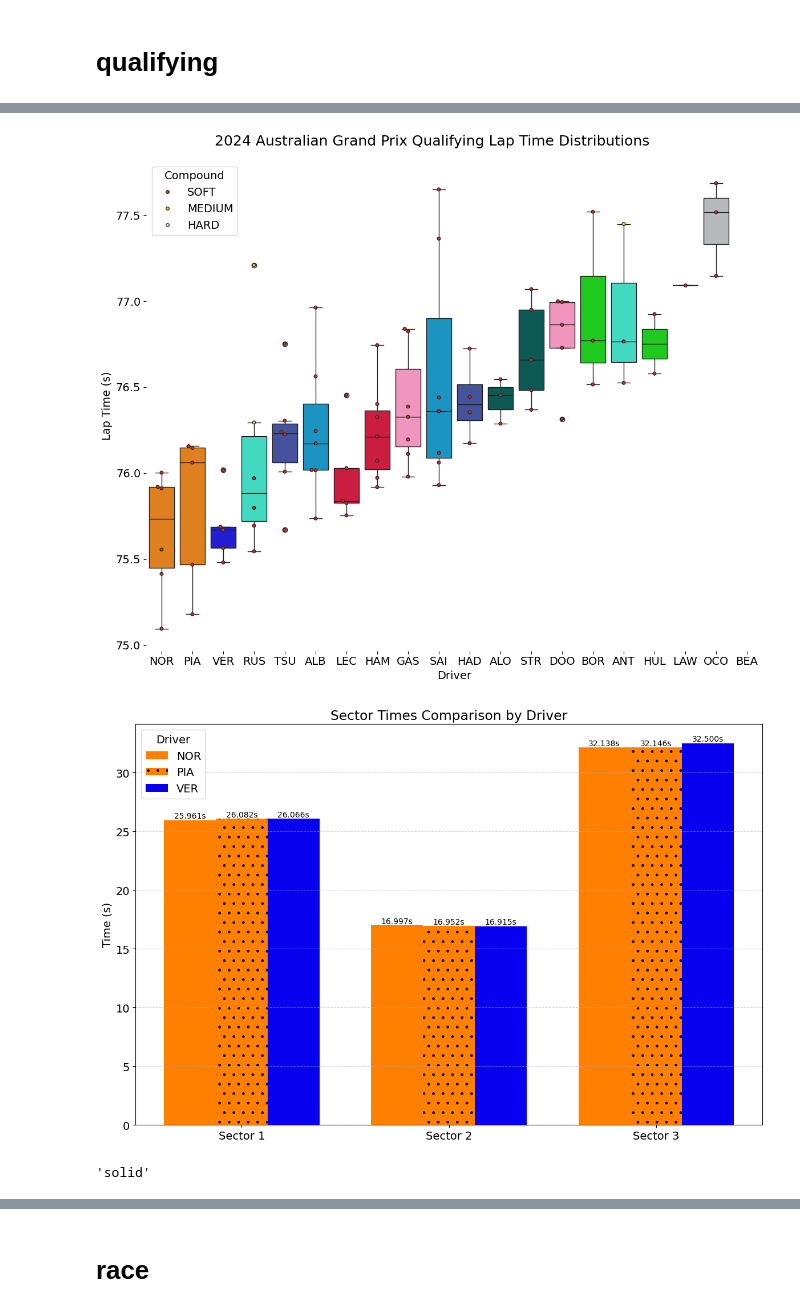
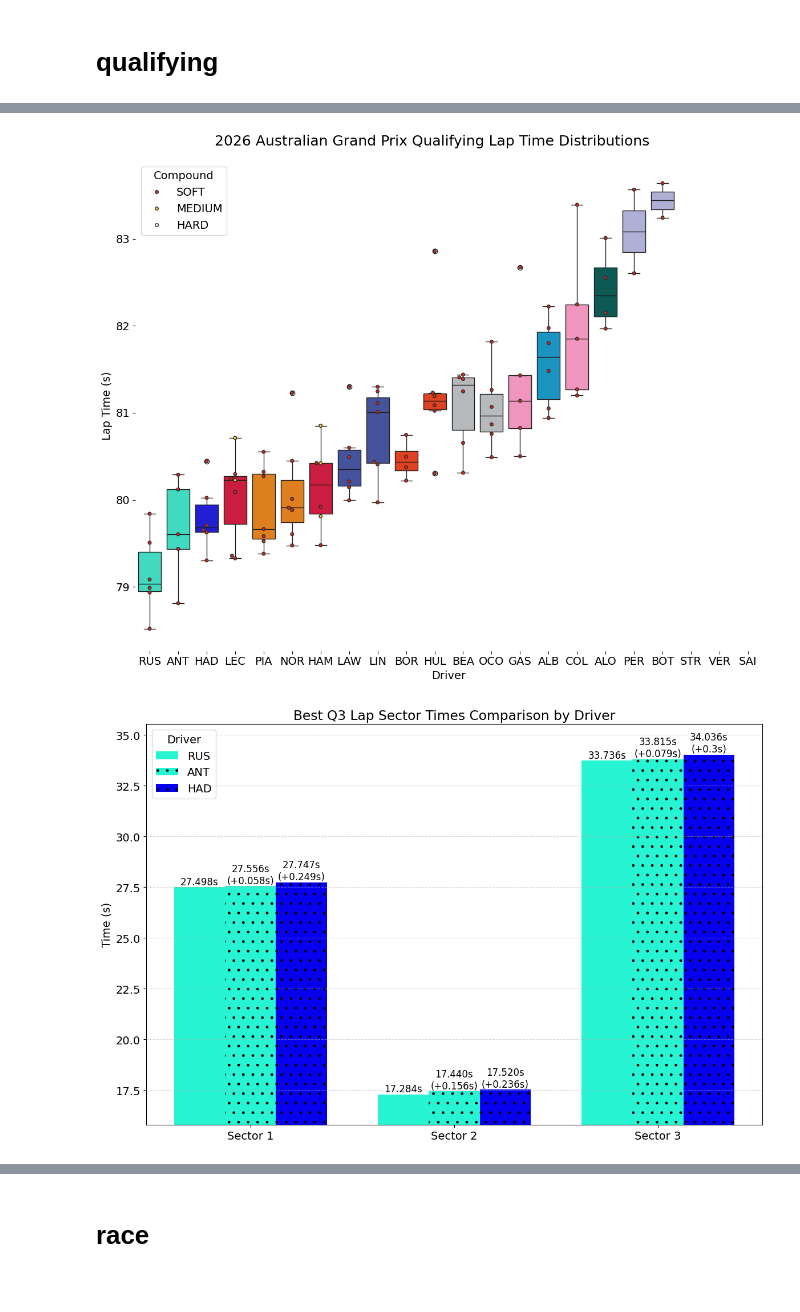
Before and after one commit to diogojoaocosta/f1observatory, a Jupyter notebook: F1 GP.ipynb, the cells around one changed output, grey strips where cells are left out. Drawn from its saved outputs; the diff is of its cells as text; code cells hidden in the pictures.

```diff
--- a/F1 GP.ipynb
+++ b/F1 GP.ipynb
@@ -24,7 +24,7 @@ from fastf1.core import SessionResults
 # %%
 GP = "Australia"
 GP_NAME = "Australian Grand Prix"
-SEASON = 2025
+SEASON = 2026
 ROUND_NUMBER = 1
 # %%
 GRAND_PRIXS = {
@@ -181,7 +176,7 @@ FP2.load()
 FP3 = fastf1.get_session(SEASON, GP, 'FP3')
 FP3.load()
 Q = fastf1.get_session(SEASON, GP, 'Q')
-Q.load()
+Q.load(telemetry=True)
 RACE = fastf1.get_session(SEASON, GP, 'R')
 RACE.load()
 # %% [output]
@@ -335,7 +328,2 @@ plt.show()
 # %% [markdown]
 # qualifying
-# %%
-Q = fastf1.get_session(SEASON, GP, 'Q')
-Q.load()
-results = SessionResults(DRIVERS)
-results
@@ -382,7 +359,6 @@ Q_RESULTS = sqldf(
 )
 Q_RESULTS['Time'] = pd.to_timedelta(Q_RESULTS['Time'])
 Q_RESULTS["LapTime"] = Q_RESULTS["Time"].dt.total_seconds()
-Q_RESULTS['Position'] = Q_RESULTS['Position'].astype("int")
 Q_RESULTS
 # %% [output]
 |  | Abbreviation | Position | Time | LapTime |
@@ -462,27 +446,29 @@ sns.swarmplot(data=Q_LAPS,
 
 ax.set_xlabel("Driver")
 ax.set_ylabel("Lap Time (s)")
-plt.suptitle("2024 " + str(RACE.event['EventName']) + " Qualifying Lap Time Distributions", fontsize=18)
+plt.suptitle(f"{SEASON} " + str(RACE.event['EventName']) + " Qualifying Lap Time Distributions", fontsize=18)
 sns.despine(left=True, bottom=True)
 
 plt.tight_layout()
 plt.show()
 # %% [output]
-[figure, old version]
+[figure, new version]
 # %%
 SECTOR_COMP = sqldf(
     """
-    SELECT Q_LAPS.Driver, Q_LAPS.Sector1Time, Q_LAPS.Sector2Time, Q_LAPS.Sector3Time
+    SELECT Q_RESULTS.Position, Q_LAPS.Driver, Q_LAPS.Sector1Time, Q_LAPS.Sector2Time, Q_LAPS.Sector3Time
     FROM Q_RESULTS
     JOIN Q_LAPS ON Q_RESULTS.Abbreviation = Q_LAPS.DRIVER AND Q_RESULTS.LapTime = Q_LAPS.LapTime
+    WHERE Driver IN ('RUS', 'ANT', 'HAD')
+    ORDER BY Q_RESULTS.Position
     """
 )
-SECTOR_COMP = sqldf("SELECT * FROM SECTOR_COMP WHERE Driver IN ('NOR', 'PIA', 'VER')")
+
 SECTOR_COMP["Sector1Time"] = pd.to_timedelta(SECTOR_COMP["Sector1Time"], errors="coerce")
 SECTOR_COMP["Sector2Time"] = pd.to_timedelta(SECTOR_COMP["Sector2Time"], errors="coerce")
 SECTOR_COMP["Sector3Time"] = pd.to_timedelta(SECTOR_COMP["Sector3Time"], errors="coerce")
 
-SECTOR_LONG = SECTOR_COMP.melt(id_vars='Driver',
+SECTOR_LONG = SECTOR_COMP.melt(id_vars=['Driver','Position'],
                                 value_vars=['Sector1Time', 'Sector2Time', 'Sector3Time'],
                                 var_name='Sector',
                                 value_name='Time'
@@ -490,6 +476,15 @@ SECTOR_LONG = SECTOR_COMP.melt(id_vars='Driver',
 
 SECTOR_LONG['Sector'] = SECTOR_LONG['Sector'].str.replace('Sector', 'Sector ', regex=False)
 SECTOR_LONG['TimeSeconds'] = SECTOR_LONG['Time'].dt.total_seconds()
+
+SECTOR_LONG_1 = sqldf("SELECT * FROM SECTOR_LONG WHERE Position = 1")
+SECTOR_LONG = sqldf(
+    """
+    SELECT A.*, CASE WHEN A.TimeSeconds - B.TimeSeconds > 0 THEN concat('+', round(A.TimeSeconds - B.TimeSeconds, 3)) ELSE concat('-', round(A.TimeSeconds - B.TimeSeconds, 3)) END AS Difference
+    FROM SECTOR_LONG A
+    JOIN SECTOR_LONG_1 B ON A.Sector = B.Sector
+    """
+)
 
 plt.style.use('default')
 plt.rcParams.update({'font.size': 14})
@@ -499,39 +494,45 @@ SECTORS = ['Sector 1', 'Sector 2', 'Sector 3']
 x = np.arange(len(SECTORS))
 bar_width = 0.25
 
 # Plot each driver's sector times
 for i, driver in enumerate(SECTOR_LONG['Driver'].unique()):
     driver_data = SECTOR_LONG[SECTOR_LONG['Driver'] == driver].sort_values('Sector')
     times = driver_data['TimeSeconds'].values
+    diffs = driver_data['Difference'].values
+    positions = driver_data['Position'].values
     bars = ax.bar(x + i * bar_width,
            times,
            width=bar_width,
            label=driver,
            color=PALETTE_DRIVERS[driver],
            hatch='.' if DRIVER_STYLES[driver] == 'dashed' else ''
            )
     for j, time in enumerate(times):
+        if positions[j] == 1:
+            label_text = f'{time:.3f}s'
+        else:
+            label_text = f'{time:.3f}s\n({diffs[j]}s)'
+
         ax.text(x[j] + i * bar_width,
                 time + 0.02,
-                f'{time:.3f}s',
+                label_text,
                 ha='center',
                 va='bottom',
-                fontsize=10)
+                fontsize=12)
 
 # Ticks and labels
 ax.set_xticks(x + bar_width)
 ax.set_xticklabels(SECTORS)
 ax.set_ylabel("Time (s)")
-ax.set_title("Sector Times Comparison by Driver")
+y_min = SECTOR_LONG['TimeSeconds'].min() - 1.5
+y_max = SECTOR_LONG['TimeSeconds'].max() + 1.5
+ax.set_ylim(y_min, y_max)
+ax.set_title("Best Q3 Lap Sector Times Comparison by Driver")
 ax.legend(title="Driver")
 ax.grid(axis='y', linestyle='--', alpha=0.5)
 
 plt.tight_layout()
 plt.show()
 # %% [output]
-[figure, old version]
+[figure, new version]
-# %%
-DRIVER_STYLES["VER"]
-# %% [output]
-'solid'
 # %%
```
Also changed, not shown: parts of 23 cells of this notebook, 18 other files.
